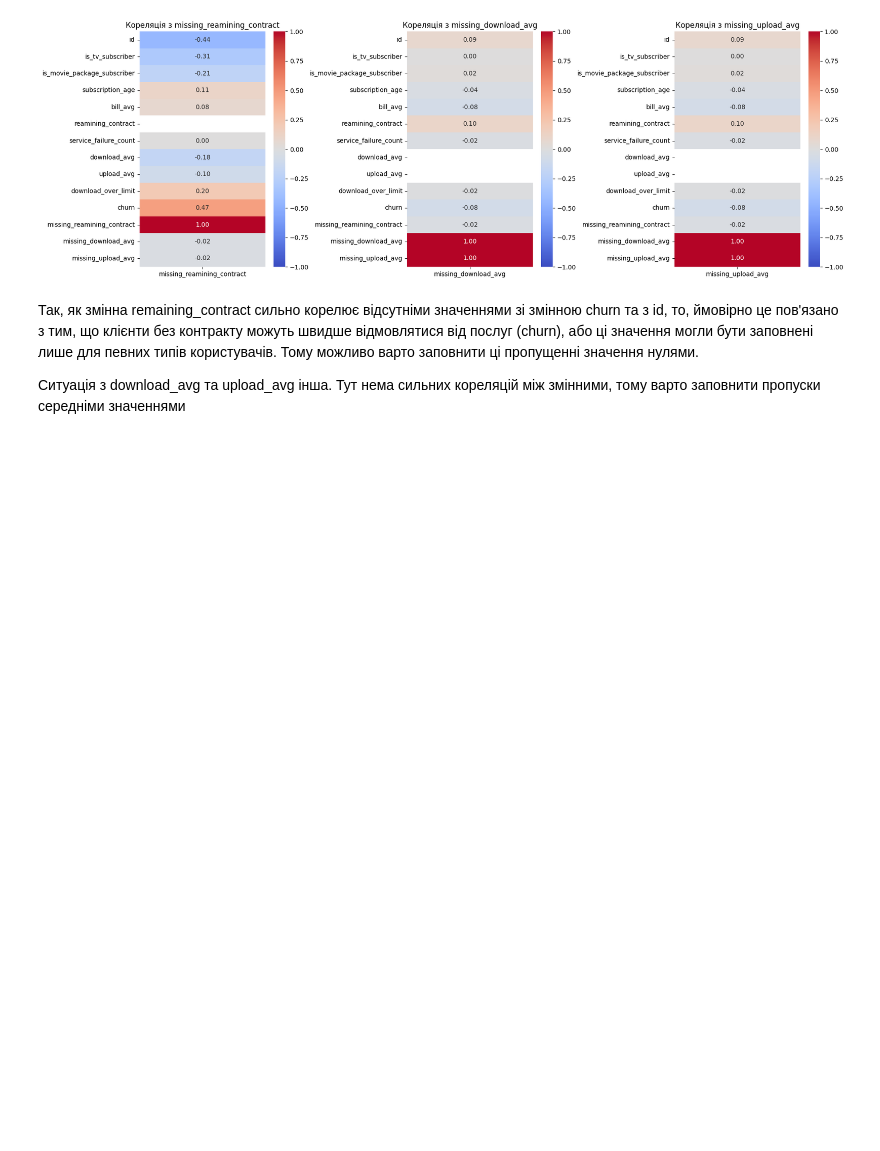
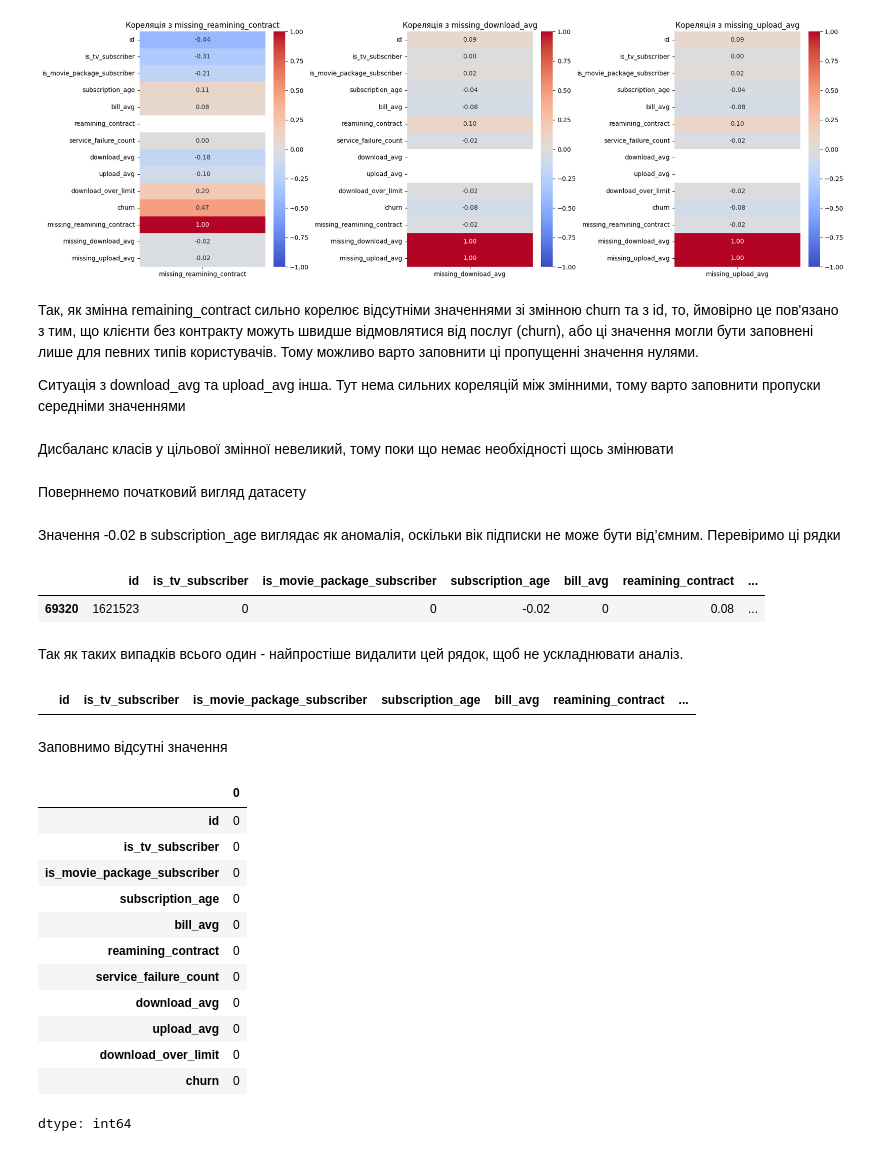
Before and after one commit to Kalmar41k/internet-service-churn-prediction, a Jupyter notebook: model_training.ipynb, the cells around one changed output. Cells and saved outputs as stored; diff of their text form; code cells hidden in the pictures; blank space fills up the shorter version.

```diff
--- a/model_training.ipynb
+++ b/model_training.ipynb
@@ -199,3 +199,7 @@ plt.show()
 Так, як змінна remaining_contract сильно корелює відсутніми значеннями зі змінною churn та з id, то, ймовірно це пов'язано з тим, що клієнти без контракту можуть швидше відмовлятися від послуг (churn), або ці значення могли бути заповнені лише для певних типів користувачів. Тому можливо варто заповнити ці пропущенні значення нулями.
 
 Ситуація з download_avg та upload_avg інша. Тут нема сильних кореляцій між змінними, тому варто заповнити пропуски середніми значеннями
+# %% [markdown]
+Дисбаланс класів у цільової змінної невеликий, тому поки що немає необхідності щось змінювати
+# %% [markdown]
+Поверннемо початковий вигляд датасету
@@ -201,0 +208,41 @@ plt.show()
+# %% [markdown]
+Значення -0.02 в subscription_age виглядає як аномалія, оскільки вік підписки не може бути від’ємним. Перевіримо ці рядки
+# %%
+df[df['subscription_age'] < 0]
+# %% [output]
+|  | id | is_tv_subscriber | is_movie_package_subscriber | subscription_age | bill_avg | reamining_contract | ... |
+| 69320 | 1621523 | 0 | 0 | -0.02 | 0 | 0.08 | ... |
+# %% [markdown]
+Так як таких випадків всього один - найпростіше видалити цей рядок, щоб не ускладнювати аналіз.
+# %%
+prep_df = df[df['subscription_age'] >= 0]
+prep_df[df['subscription_age'] < 0]
+# %% [output]
+|  | id | is_tv_subscriber | is_movie_package_subscriber | subscription_age | bill_avg | reamining_contract | ... |
+# %% [markdown]
+Заповнимо відсутні значення
+# %%
+
+# замінимо відсутні значення у reamining_contract нулями
+# так як значення у download_avg та upload_avg можуть бути аномально великими, краще замінити відсутні значення медіаною
+prep_df = prep_df.assign(
+    reamining_contract=prep_df['reamining_contract'].fillna(0),
+    download_avg=prep_df['download_avg'].fillna(prep_df['download_avg'].median()),
+    upload_avg=prep_df['upload_avg'].fillna(prep_df['upload_avg'].median())
+)
+
+display(prep_df.isnull().sum())
+# %% [output]
+|  | 0 |
+| id | 0 |
+| is_tv_subscriber | 0 |
+| is_movie_package_subscriber | 0 |
+| subscription_age | 0 |
+| bill_avg | 0 |
+| reamining_contract | 0 |
+| service_failure_count | 0 |
+| download_avg | 0 |
+| upload_avg | 0 |
+| download_over_limit | 0 |
+| churn | 0 |
+dtype: int64
```
Also changed, not shown: parts of 13 cells of this notebook.
